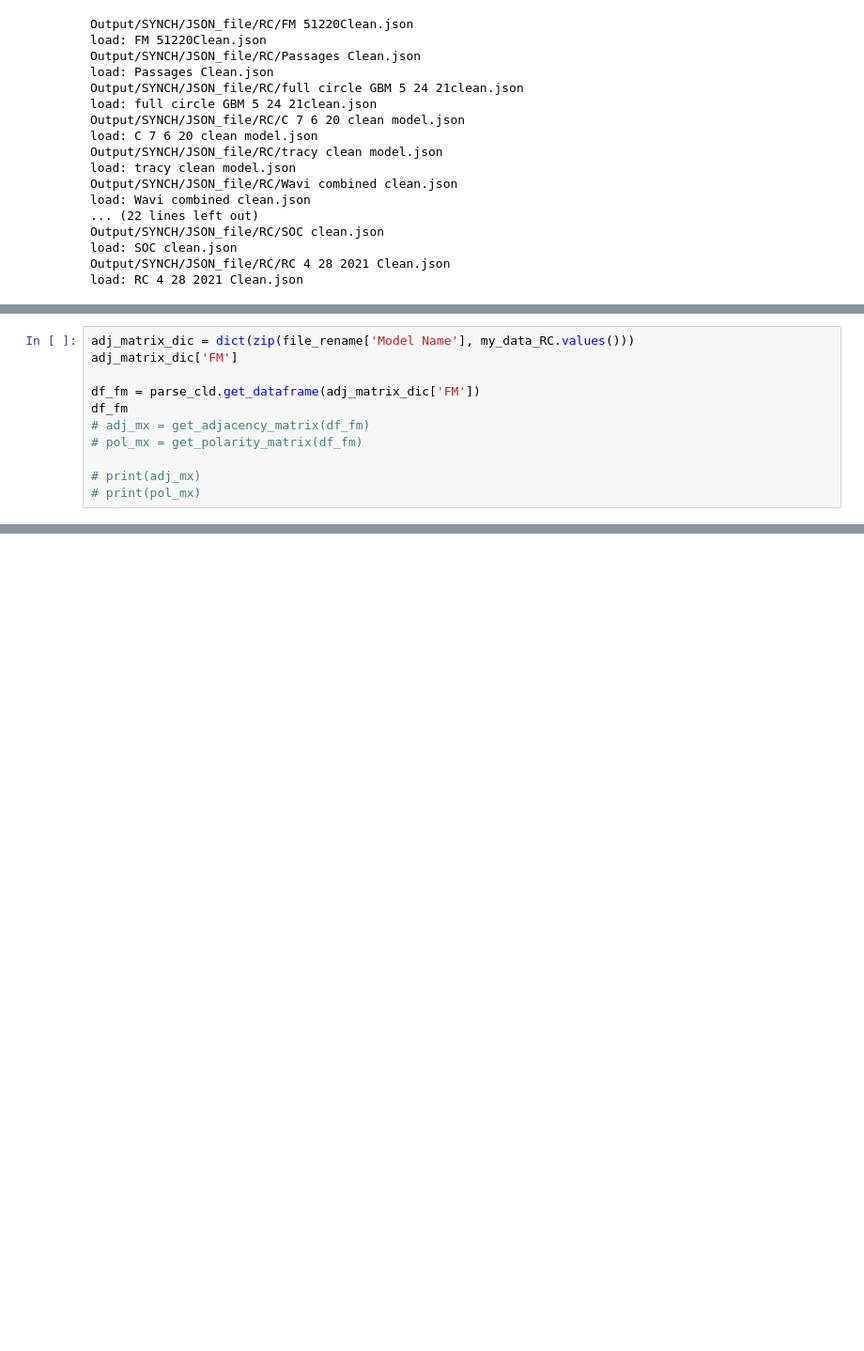
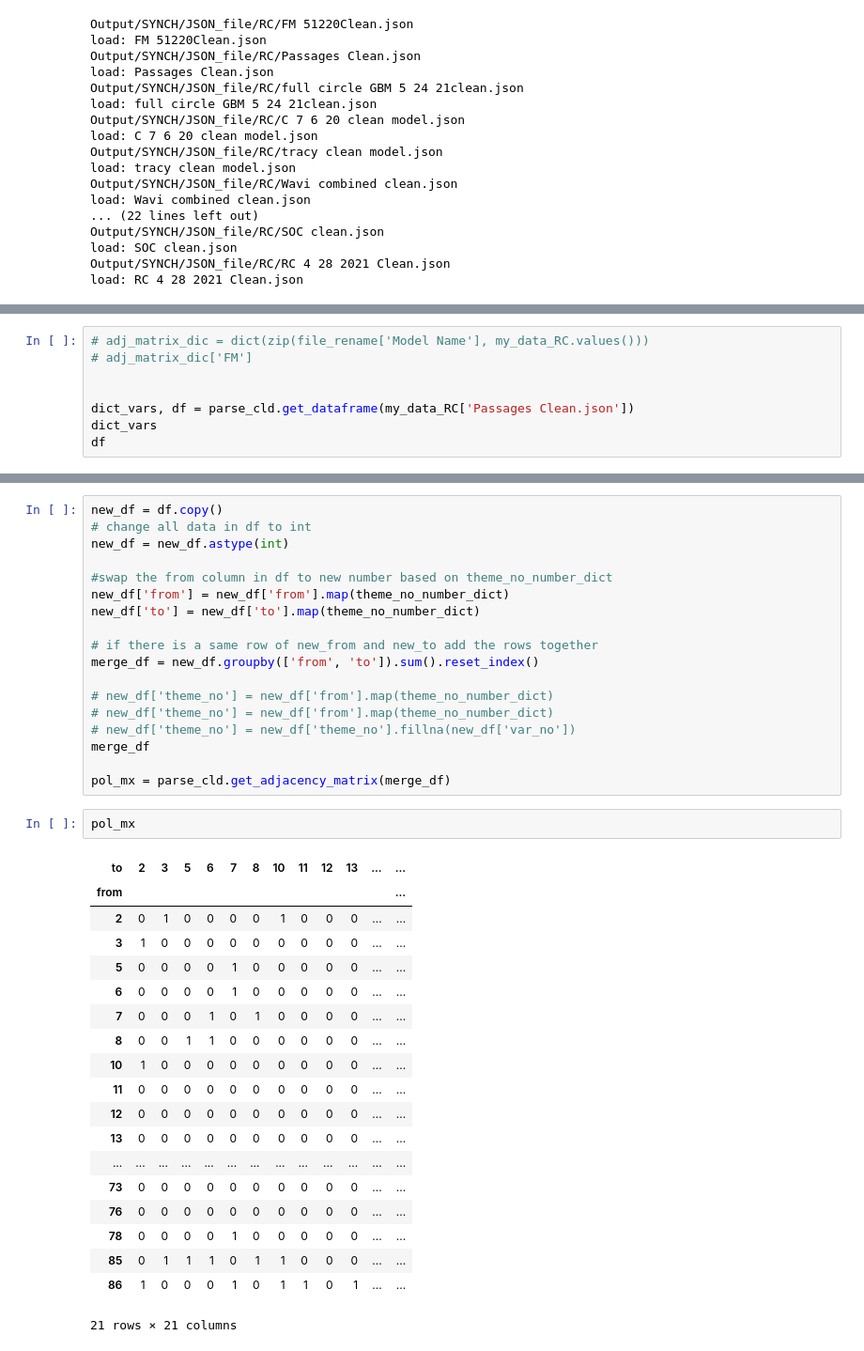
Before and after one commit to georgia-max/MentalMaps_Aggregation, a Jupyter notebook: Jupyter/aggregateCLD.ipynb, the cells around one changed output, grey strips where cells are left out. Shown at 94% size. Drawn from its saved outputs; the diff is of its cells as text; blank space fills up the shorter version.

Commit message:
aggregateCLD.ipyb, merge one CLD done

```diff
--- a/Jupyter/aggregateCLD.ipynb
+++ b/Jupyter/aggregateCLD.ipynb
@@ -66,12 +85,9 @@ file_rename.head(3)
 # %%
-adj_matrix_dic = dict(zip(file_rename['Model Name'], my_data_RC.values()))
-adj_matrix_dic['FM']
+# adj_matrix_dic = dict(zip(file_rename['Model Name'], my_data_RC.values()))
+# adj_matrix_dic['FM']
 
-df_fm = parse_cld.get_dataframe(adj_matrix_dic['FM'])
-df_fm
-# adj_mx = get_adjacency_matrix(df_fm)
-# pol_mx = get_polarity_matrix(df_fm)
 
-# print(adj_mx)
-# print(pol_mx)
+dict_vars, df = parse_cld.get_dataframe(my_data_RC['Passages Clean.json'])
+dict_vars
+df
 # %% [output]
@@ -132,0 +382,40 @@ df_rc_themes = pd.read_excel('Dataset/SYNCH/aggregate_theme/RC_Updated_Themes.xl
+# %%
+new_df = df.copy()
+# change all data in df to int
+new_df = new_df.astype(int)
+
+#swap the from column in df to new number based on theme_no_number_dict
+new_df['from'] = new_df['from'].map(theme_no_number_dict)
+new_df['to'] = new_df['to'].map(theme_no_number_dict)
+
+# if there is a same row of new_from and new_to add the rows together
+merge_df = new_df.groupby(['from', 'to']).sum().reset_index()
+
+# new_df['theme_no'] = new_df['from'].map(theme_no_number_dict)
+# new_df['theme_no'] = new_df['from'].map(theme_no_number_dict)
+# new_df['theme_no'] = new_df['theme_no'].fillna(new_df['var_no'])
+merge_df
+
+pol_mx = parse_cld.get_adjacency_matrix(merge_df)
+# %%
+pol_mx
+# %% [output]
+| to | 2 | 3 | 5 | 6 | 7 | 8 | 10 | 11 | 12 | 13 | ... | ... |
+| from |  |  |  |  |  |  |  |  |  |  |  | ... |
+| 2 | 0 | 1 | 0 | 0 | 0 | 0 | 1 | 0 | 0 | 0 | ... | ... |
+| 3 | 1 | 0 | 0 | 0 | 0 | 0 | 0 | 0 | 0 | 0 | ... | ... |
+| 5 | 0 | 0 | 0 | 0 | 1 | 0 | 0 | 0 | 0 | 0 | ... | ... |
+| 6 | 0 | 0 | 0 | 0 | 1 | 0 | 0 | 0 | 0 | 0 | ... | ... |
+| 7 | 0 | 0 | 0 | 1 | 0 | 1 | 0 | 0 | 0 | 0 | ... | ... |
+| 8 | 0 | 0 | 1 | 1 | 0 | 0 | 0 | 0 | 0 | 0 | ... | ... |
+| 10 | 1 | 0 | 0 | 0 | 0 | 0 | 0 | 0 | 0 | 0 | ... | ... |
+| 11 | 0 | 0 | 0 | 0 | 0 | 0 | 0 | 0 | 0 | 0 | ... | ... |
+| 12 | 0 | 0 | 0 | 0 | 0 | 0 | 0 | 0 | 0 | 0 | ... | ... |
+| 13 | 0 | 0 | 0 | 0 | 0 | 0 | 0 | 0 | 0 | 0 | ... | ... |
+| ... | ... | ... | ... | ... | ... | ... | ... | ... | ... | ... | ... | ... |
+| 73 | 0 | 0 | 0 | 0 | 0 | 0 | 0 | 0 | 0 | 0 | ... | ... |
+| 76 | 0 | 0 | 0 | 0 | 0 | 0 | 0 | 0 | 0 | 0 | ... | ... |
+| 78 | 0 | 0 | 0 | 0 | 1 | 0 | 0 | 0 | 0 | 0 | ... | ... |
+| 85 | 0 | 1 | 1 | 1 | 0 | 1 | 1 | 0 | 0 | 0 | ... | ... |
+| 86 | 1 | 0 | 0 | 0 | 1 | 0 | 1 | 1 | 0 | 1 | ... | ... |
+21 rows × 21 columns
```
Also changed, not shown: parts of 24 cells of this notebook, 1 other file.
